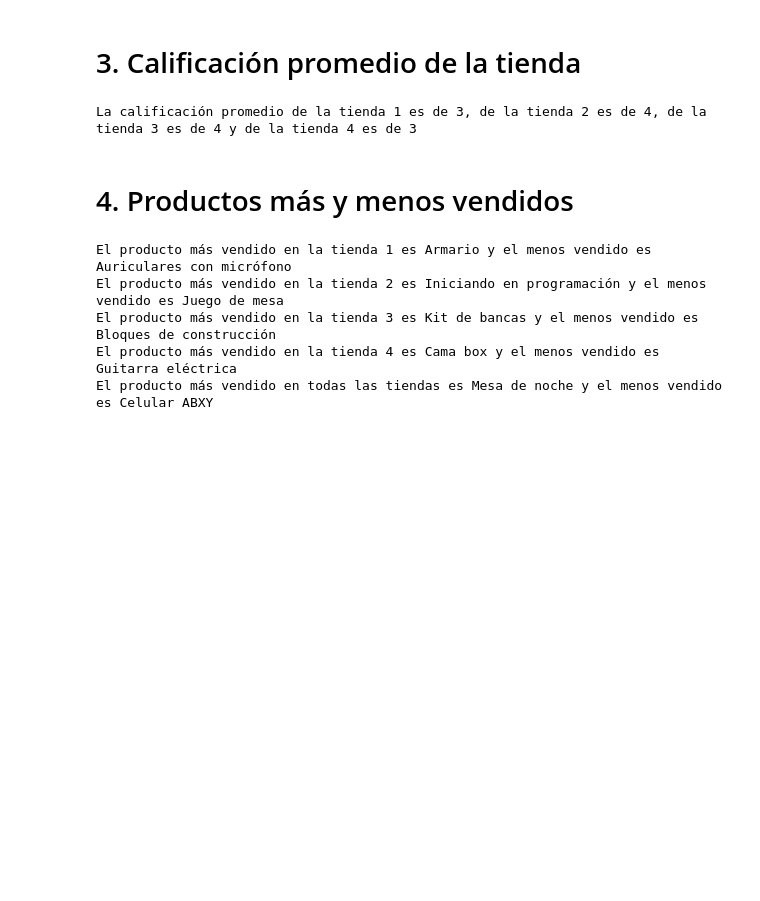
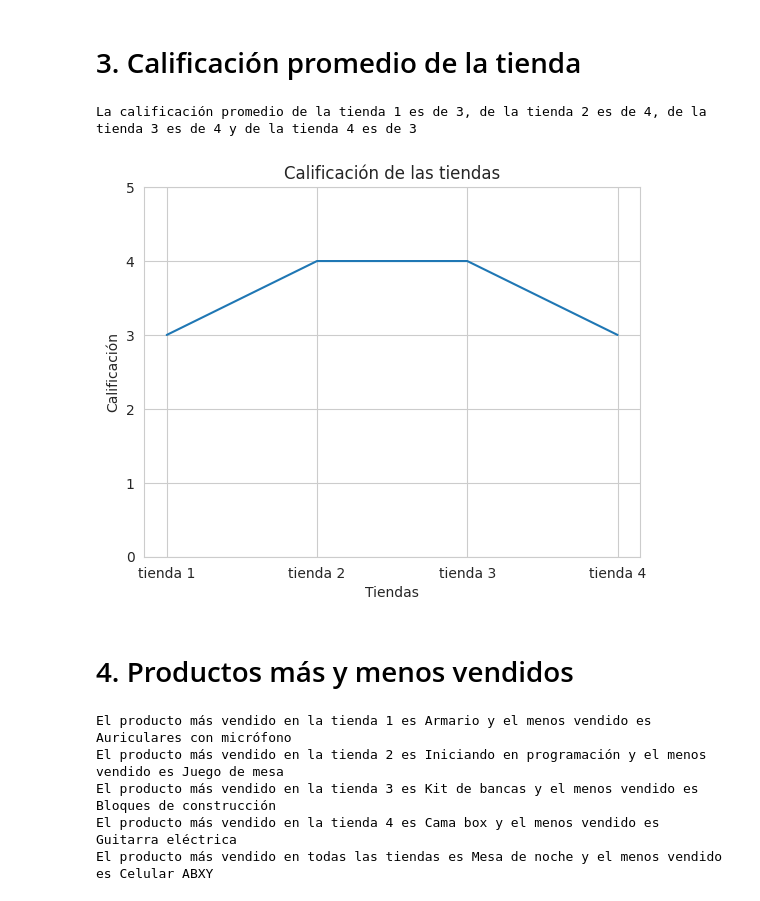
Before and after one commit to claudio1804-12/challenge1, a Jupyter notebook: AluraStoreLatam.ipynb, the cells around one changed output. Cells and saved outputs as stored; diff of their text form; code cells hidden in the pictures; blank space fills up the shorter version.

```diff
--- a/AluraStoreLatam.ipynb
+++ b/AluraStoreLatam.ipynb
@@ -108,6 +108,17 @@ c4 = int(tienda4['Calificación'].mean())
 print(f'La calificación promedio de la tienda 1 es de {c1}, de la tienda 2 es de {c2}, de la tienda 3 es de {c3} y de la tienda 4 es de {c4}')
 # %% [output]
 La calificación promedio de la tienda 1 es de 3, de la tienda 2 es de 4, de la tienda 3 es de 4 y de la tienda 4 es de 3
+# %%
+a = ['tienda 1', 'tienda 2', 'tienda 3', 'tienda 4']
+b = [c1, c2, c3, c4]
+plt.plot(a, b)
+plt.title('Calificación de las tiendas')
+plt.ylim(0, 5)
+plt.xlabel('Tiendas')
+plt.ylabel('Calificación')
+plt.show()
+# %% [output]
+[figure, added]
 # %% [markdown]
 # 4. Productos más y menos vendidos
 # %%
```
